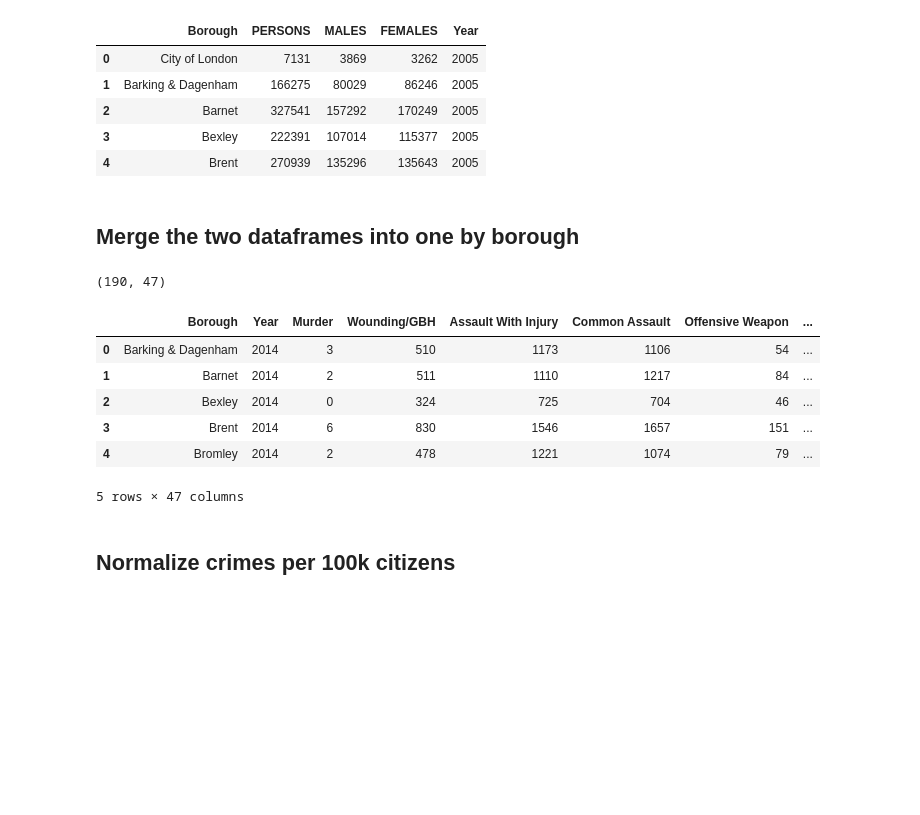
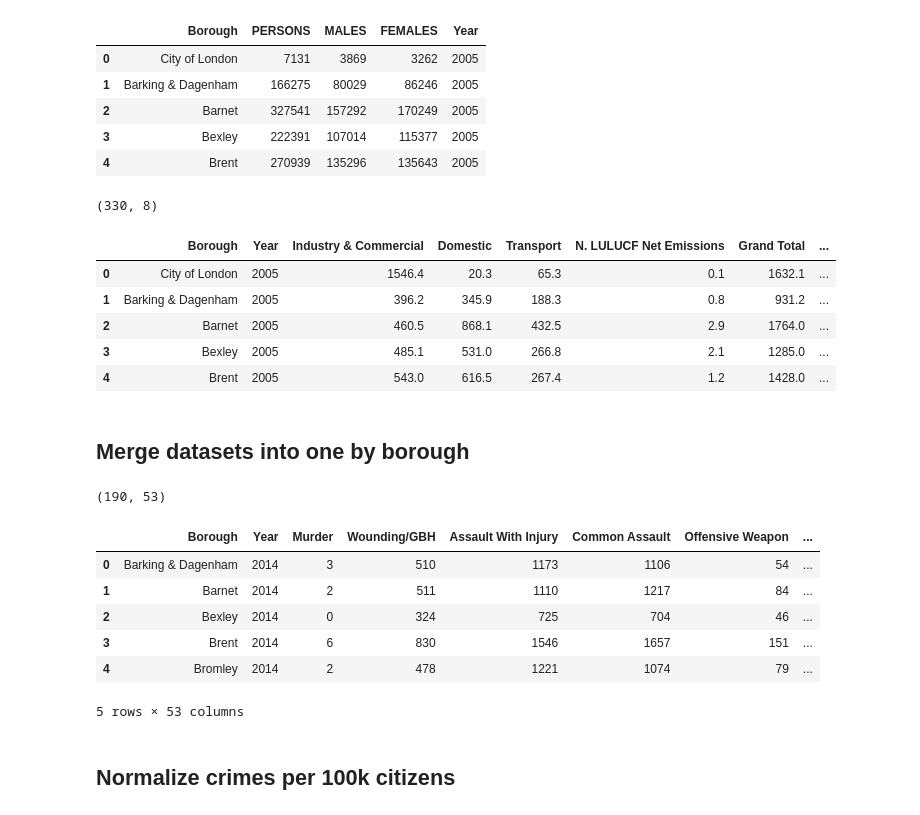
Before and after one commit to AdrianRamirezRio/crimeAnalysis, a Jupyter notebook: DataUnderstunding.ipynb, the cells around one changed output. Drawn from its saved outputs; the diff is of its cells as text; code cells hidden in the pictures; blank space fills up the shorter version.

```diff
--- a/DataUnderstunding.ipynb
+++ b/DataUnderstunding.ipynb
@@ -31,21 +32,34 @@ population.head()
 | 2 | Barnet | 327541 | 157292 | 170249 | 2005 |
 | 3 | Bexley | 222391 | 107014 | 115377 | 2005 |
 | 4 | Brent | 270939 | 135296 | 135643 | 2005 |
+# %%
+# Load carbon emissions dataset
+co2 = pd.read_csv("data/carbon_emissions_borough_2005_2014.csv")
+print(co2.shape)
+co2.head()
+# %% [output]
+(330, 8)
+|  | Borough | Year | Industry & Commercial | Domestic | Transport | N. LULUCF Net Emissions | Grand Total | ... |
+| 0 | City of London | 2005 | 1546.4 | 20.3 | 65.3 | 0.1 | 1632.1 | ... |
+| 1 | Barking & Dagenham | 2005 | 396.2 | 345.9 | 188.3 | 0.8 | 931.2 | ... |
+| 2 | Barnet | 2005 | 460.5 | 868.1 | 432.5 | 2.9 | 1764.0 | ... |
+| 3 | Bexley | 2005 | 485.1 | 531.0 | 266.8 | 2.1 | 1285.0 | ... |
+| 4 | Brent | 2005 | 543.0 | 616.5 | 267.4 | 1.2 | 1428.0 | ... |
 # %% [markdown]
-## Merge the two dataframes into one by borough
+## Merge datasets into one by borough
 # %%
-df = pd.merge(crimes, population, on=["Borough", "Year"])
+df = crimes.merge(population, on=["Borough", "Year"]).merge(co2, on=["Borough", "Year"])
 print(df.shape)
 df.head()
 # %% [output]
-(190, 47)
+(190, 53)
 |  | Borough | Year | Murder | Wounding/GBH | Assault With Injury | Common Assault | Offensive Weapon | ... |
 | 0 | Barking & Dagenham | 2014 | 3 | 510 | 1173 | 1106 | 54 | ... |
 | 1 | Barnet | 2014 | 2 | 511 | 1110 | 1217 | 84 | ... |
 | 2 | Bexley | 2014 | 0 | 324 | 725 | 704 | 46 | ... |
 | 3 | Brent | 2014 | 6 | 830 | 1546 | 1657 | 151 | ... |
 | 4 | Bromley | 2014 | 2 | 478 | 1221 | 1074 | 79 | ... |
-5 rows × 47 columns
+5 rows × 53 columns
 # %% [markdown]
 ## Normalize crimes per 100k citizens
 # %%
```
Also changed, not shown: parts of 8 cells of this notebook, 1 other file.
